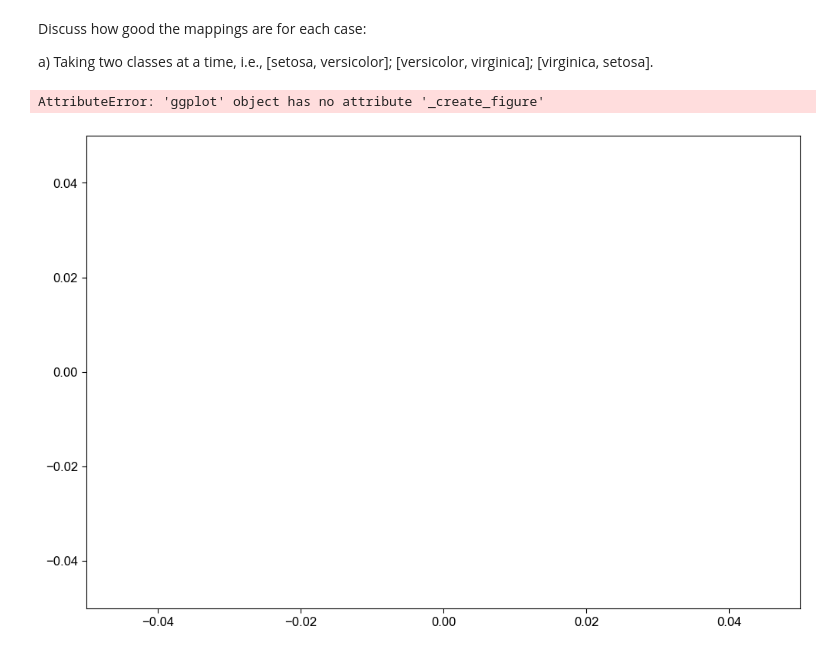
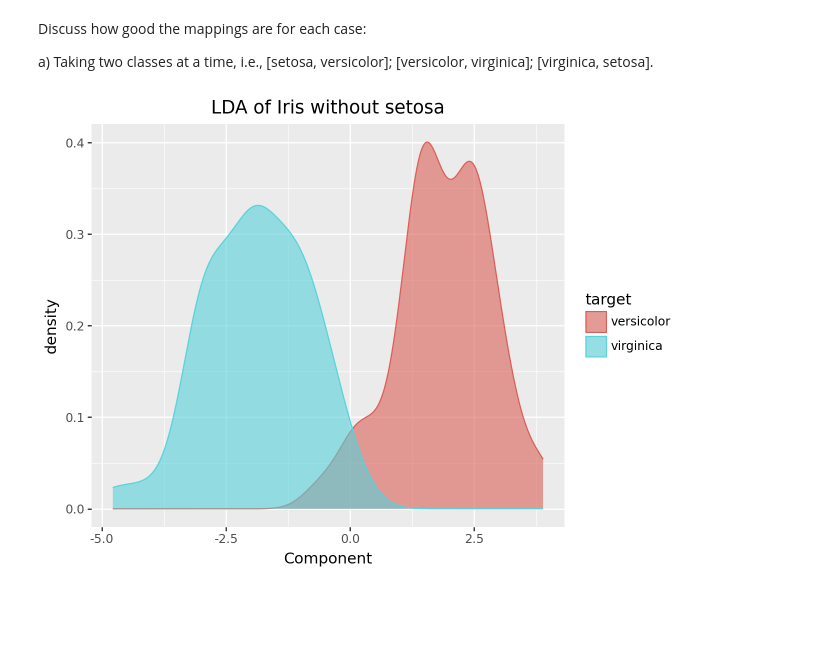
Before and after one commit to notPlancha/eda-lab-1, a Jupyter notebook: src/2.ipynb, the cells around one changed output. Cells and saved outputs as stored; diff of their text form; code cells hidden in the pictures; blank space fills up the shorter version.

```diff
--- a/src/2.ipynb
+++ b/src/2.ipynb
@@ -53,10 +31,10 @@ from sklearn.discriminant_analysis import LinearDiscriminantAnalysis as LDA
 from plotnine import *
 # lda with iris
 lda = LDA(n_components=1)
-Z = lda.fit_transform(iris_features, iris_target)
+Z = lda.fit_transform(iris_features, iris["target"])
 (
   ggplot(
-    pd.DataFrame({"Component": Z.flatten(), "target": iris_target}),
+    pd.DataFrame({"Component": Z.flatten(), "target": iris["target"]}),
     aes(x = 'Component', color = 'target', fill = "target")
   )
   + geom_density(alpha = 0.6)
@@ -121,19 +49,22 @@ def plotnine_grid(plots_list, row=None, col=1, height=None, width=None, dpi=500,
 # %%
 from itertools import combinations
+from matplotlib import pyplot as plt
 plots = []
-for feature1, feature2 in combinations(iris_features.columns, 2):
-  lda = LDA(n_components=1)
-  Z = lda.fit_transform(iris_features[[feature1, feature2]], iris_target)
+lda = LDA(n_components=1)
+for target in iris_target_names:
+  # filter out target
+  iris_filtered = iris[iris["target"] != target]
+  Z = lda.fit_transform(iris_filtered.drop(columns="target"), iris_filtered["target"])
   plot = (
     ggplot(
-      pd.DataFrame({"Component": Z.flatten(), "target": iris_target}),
+      pd.DataFrame({"Component": Z.flatten(), "target": iris_filtered["target"]}),
       aes(x = 'Component', color = 'target', fill = "target")
     )
     + geom_density(alpha = 0.6)
-    + ggtitle(f"LDA with Iris: {feature1} and {feature2}")
+    + ggtitle(f"LDA of Iris without {target}")
   )
   plots.append(plot)
-plotnine_grid(plots)
-# %% [output]
-AttributeError: 'ggplot' object has no attribute '_create_figure'
-[figure, removed]
+# %%
+plots[0]
+# %% [output]
+[figure, added]
```
Also changed, not shown: parts of 6 cells of this notebook.
